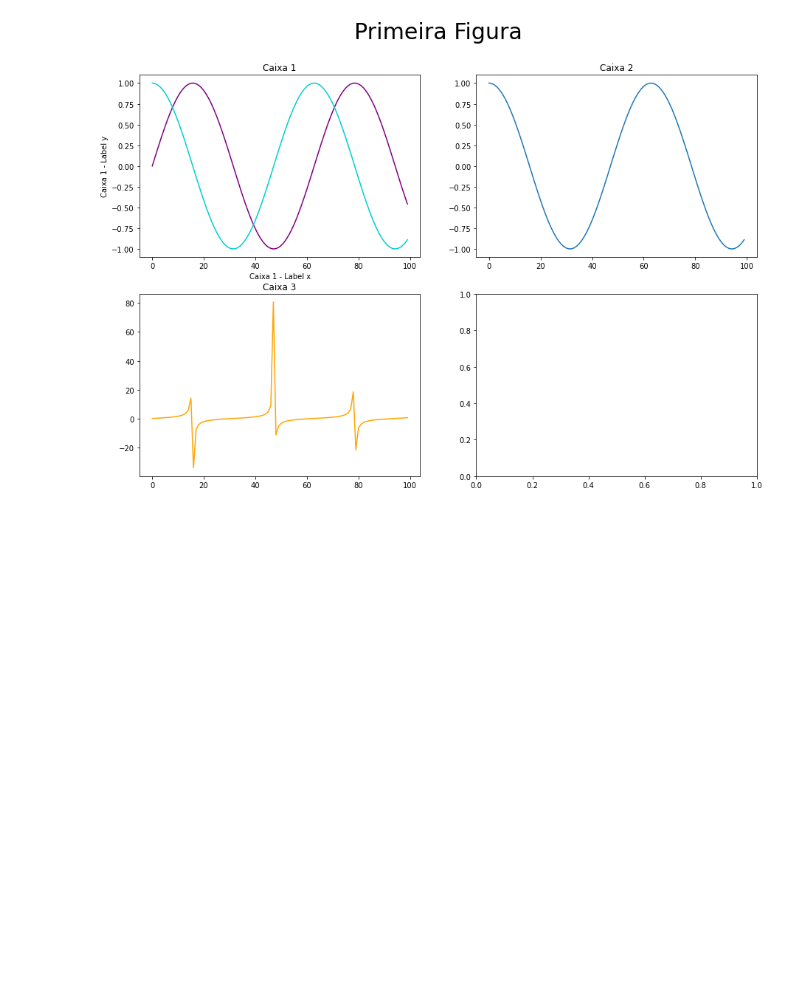
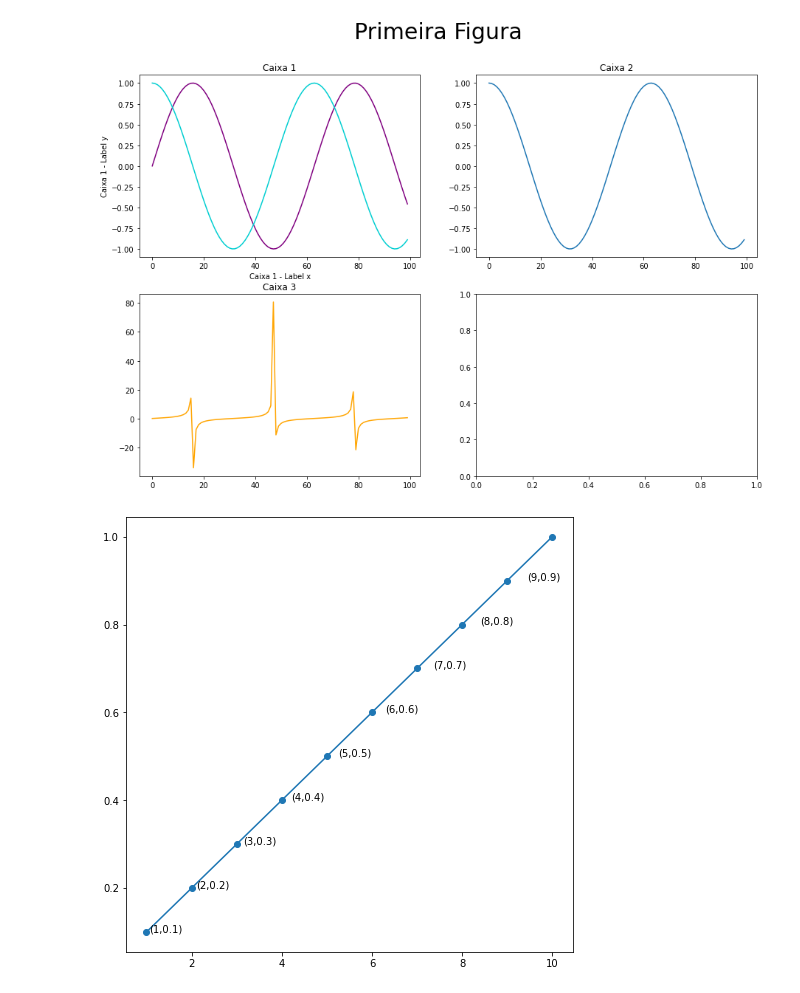
Before and after one commit to maitevitoria/library-tips, a Jupyter notebook: Matplotlib.ipynb, the cells around one changed output. Drawn from its saved outputs; the diff is of its cells as text; code cells hidden in the pictures; blank space fills up the shorter version.

Commit message:
annotate - adicionando marcadores em um gráfico

```diff
--- a/Matplotlib.ipynb
+++ b/Matplotlib.ipynb
@@ -42,3 +42,14 @@ Text(0.5, 1.0, 'Caixa 3')
 [figure]
 # %%
 np.sin? ##help do jupyter
+# %%
+fig, ax = plt.subplots(figsize=(8,8))
+x=[1,2,3,4,5,6,7,8,9,10]
+y=[0.1,0.2,0.3,0.4,0.5,0.6,0.7,0.8,0.9,1]
+plt.plot(x,y, marker='o')
+
+for x1,y1 in zip(x,y):
+    str_xy='({},{})'.format(x1,y1)
+    ax.annotate(str_xy, xy=(x1*1.05,y1))
+# %% [output]
+[figure, added]
```
Also changed, not shown: 1 other file.
